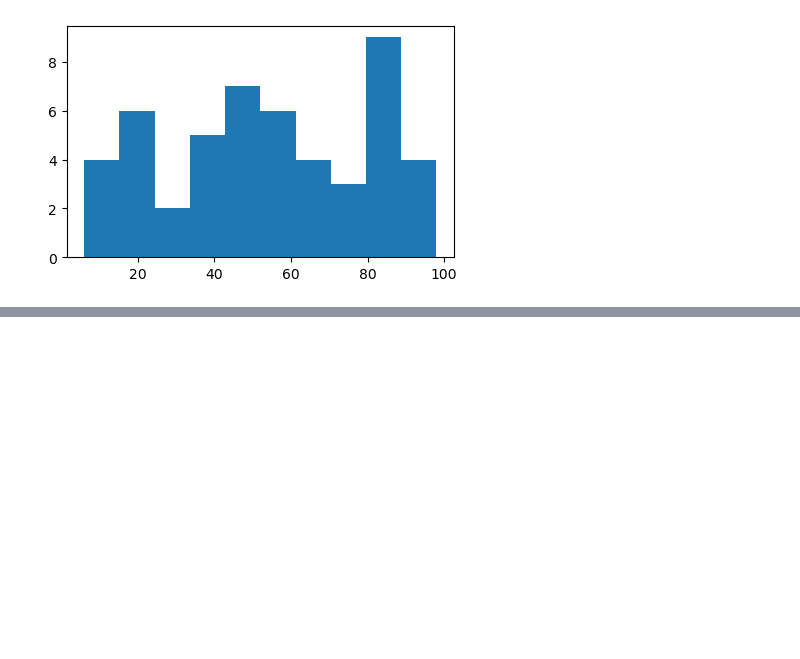
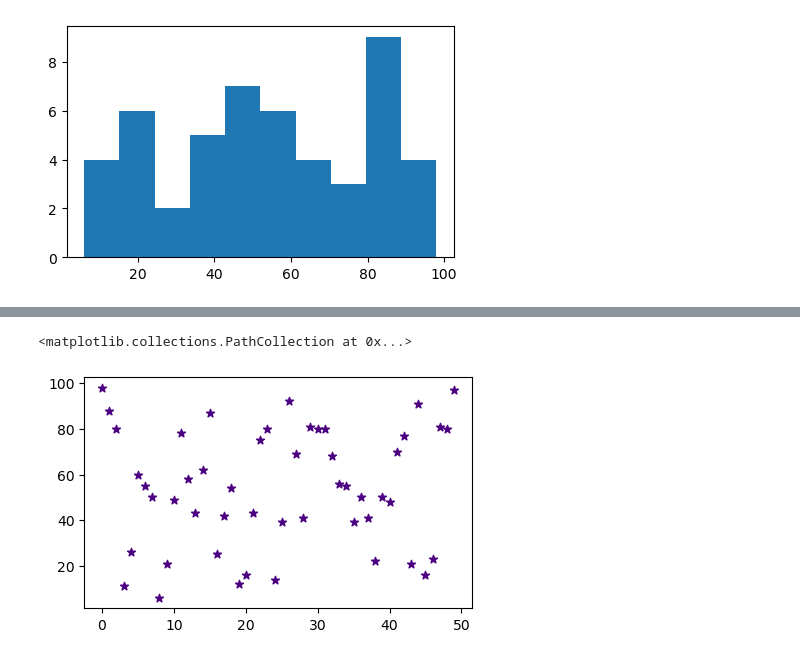
Before and after one commit to andreaholstein/visualization, a Jupyter notebook: class1code.ipynb, the cells around one changed output, grey strips where cells are left out. Drawn from its saved outputs; the diff is of its cells as text; code cells hidden in the pictures; blank space fills up the shorter version.

```diff
--- a/class1code.ipynb
+++ b/class1code.ipynb
@@ -42,0 +43,10 @@ Text(0.5, 0, 'Years since start')
+# %%
+fig, ax = plt.subplots(figsize=(5,3))
+ax.scatter(x,
+           y,
+           marker = '*',
+        #    alts: +, >, etc. see: https://matplotlib.org/stable/api/markers_api.html
+           color = 'indigo')
+# %% [output]
+<matplotlib.collections.PathCollection at 0x...>
+[figure, added]
```
Also changed, not shown: parts of 2 cells of this notebook.
